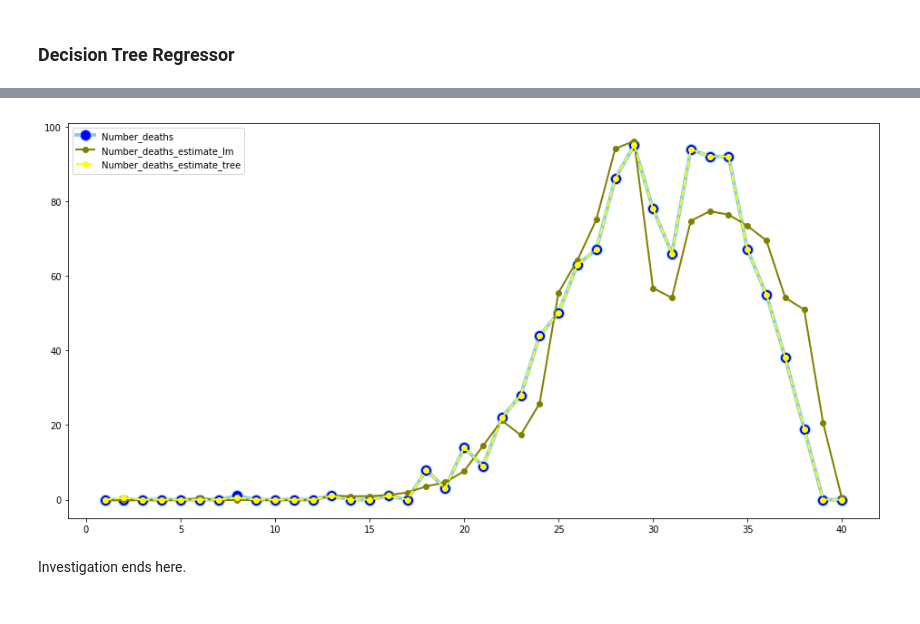
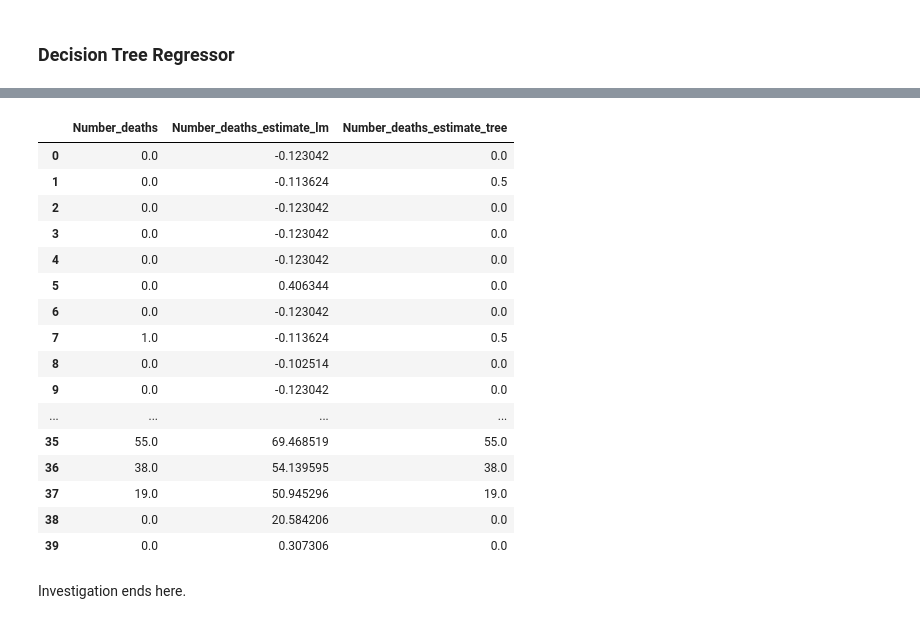
Before and after one commit to Ibtihal-tech/coronavirus-data, a Jupyter notebook: scripts/draft_2020_4_5.ipynb, the cells around one changed output, grey strips where cells are left out. Saved outputs shown, nothing was run; the diff lists cells and outputs as text; code cells hidden in the pictures.

```diff
--- a/scripts/draft_2020_4_5.ipynb
+++ b/scripts/draft_2020_4_5.ipynb
@@ -183,20 +201,22 @@ Model error is 0.158113034615
 # %%
-y_matrix['Number_deaths_estimate_tree'] = y_hat_tree
+y_matrix
+# %% [output]
+|  | Number_deaths | Number_deaths_estimate_lm | Number_deaths_estimate_tree |
+| 0 | 0.0 | -0.123042 | 0.0 |
+| 1 | 0.0 | -0.113624 | 0.5 |
+| 2 | 0.0 | -0.123042 | 0.0 |
+| 3 | 0.0 | -0.123042 | 0.0 |
+| 4 | 0.0 | -0.123042 | 0.0 |
+| 5 | 0.0 | 0.406344 | 0.0 |
+| 6 | 0.0 | -0.123042 | 0.0 |
+| 7 | 1.0 | -0.113624 | 0.5 |
+| 8 | 0.0 | -0.102514 | 0.0 |
+| 9 | 0.0 | -0.123042 | 0.0 |
+| ... | ... | ... | ... |
+| 35 | 55.0 | 69.468519 | 55.0 |
+| 36 | 38.0 | 54.139595 | 38.0 |
+| 37 | 19.0 | 50.945296 | 19.0 |
+| 38 | 0.0 | 20.584206 | 0.0 |
+| 39 | 0.0 | 0.307306 | 0.0 |
-# %%
-# Data
-df=pd.DataFrame({'x': range(1,y_matrix.shape[0]+1),
-                 'y1': y_matrix['Number_deaths'],
-                 'y2': y_matrix['Number_deaths_estimate_lm'],
-                 'y3': y_matrix['Number_deaths_estimate_tree'] })
-
-# multiple line plot
-plt.figure(figsize=(16,8))
-plt.plot( 'x', 'y1', data=df, marker='o', markerfacecolor='blue', markersize=12, color='skyblue', linewidth=4, label="Number_deaths")
-plt.plot( 'x', 'y2', data=df, marker='o', color='olive', linewidth=2, label="Number_deaths_estimate_lm")
-plt.plot( 'x', 'y3', data=df, marker='o', color='yellow', linewidth=2, linestyle='dashed', label="Number_deaths_estimate_tree")
-plt.legend()
-plt.show()
-# %% [output]
-[figure, removed]
 # %% [markdown]
 Investigation ends here.
```
Also changed, not shown: parts of 5 cells of this notebook.
